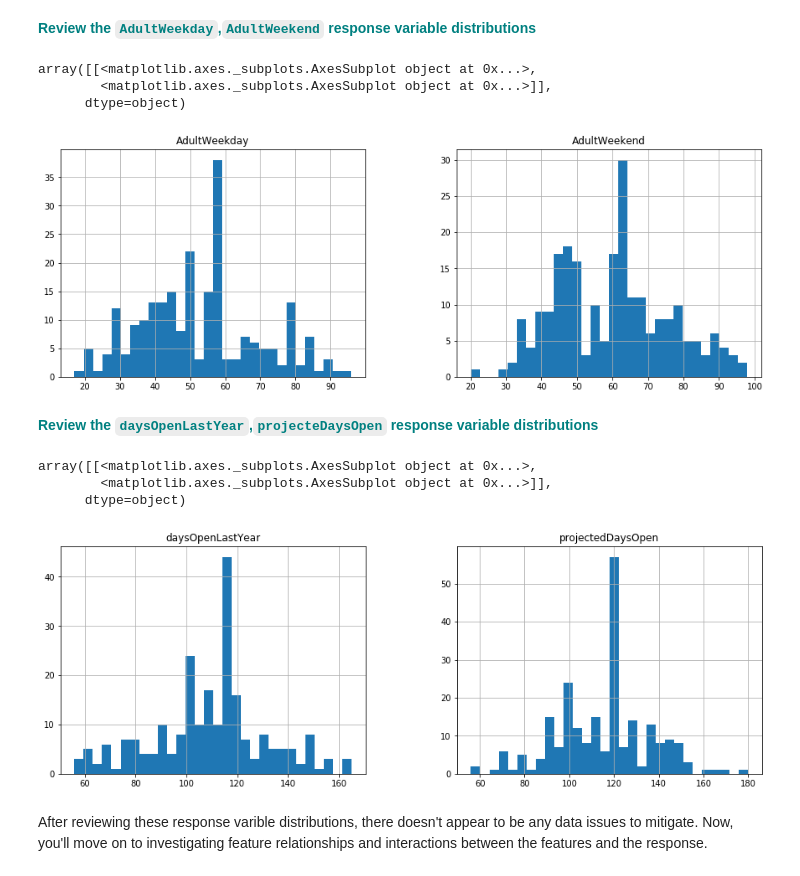
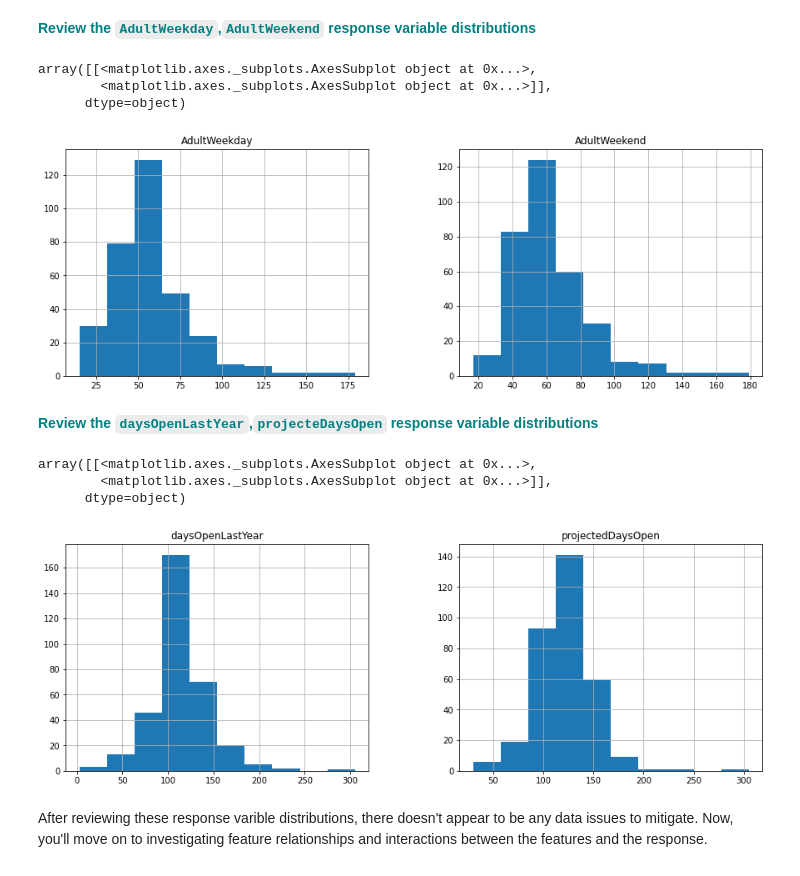
Before and after one commit to amythemirror/Springboard, a Jupyter notebook: Guided Capstone/Notebook_stepthree.ipynb, the cells around one changed output. Saved outputs shown, nothing was run; the diff lists cells and outputs as text; code cells hidden in the pictures.

```diff
--- a/Guided Capstone/Notebook_stepthree.ipynb
+++ b/Guided Capstone/Notebook_stepthree.ipynb
@@ -173,21 +171,21 @@ There are many possible response variables you could have identified during Step
 # %% [markdown]
 <font color='teal'>**Review the `AdultWeekday`,`AdultWeekend` response variable distributions**</font>
 # %%
-df_cleaned[['AdultWeekday', 'AdultWeekend']].hist(bins=30, figsize=(15,5))
+df[['AdultWeekday', 'AdultWeekend']].hist(figsize=(15,5))
 # %% [output]
 array([[<matplotlib.axes._subplots.AxesSubplot object at 0x...>,
         <matplotlib.axes._subplots.AxesSubplot object at 0x...>]],
       dtype=object)
-[figure, old version]
+[figure, new version]
 # %% [markdown]
 <font color='teal'>**Review the `daysOpenLastYear`,`projecteDaysOpen` response variable distributions**</font>
 # %%
-df_cleaned[['daysOpenLastYear', 'projectedDaysOpen']].hist(bins=30, figsize=(15,5))
+df[['daysOpenLastYear', 'projectedDaysOpen']].hist(figsize=(15,5))
 # %% [output]
 array([[<matplotlib.axes._subplots.AxesSubplot object at 0x...>,
         <matplotlib.axes._subplots.AxesSubplot object at 0x...>]],
       dtype=object)
-[figure, old version]
+[figure, new version]
 # %% [markdown]
 After reviewing these response varible distributions, there doesn't appear to be any data issues to mitigate. Now, you'll move on to investigating feature relationships and interactions between the features and the response.
 # %% [markdown]
```
Also changed, not shown: parts of 17 cells of this notebook, 3 other files.
